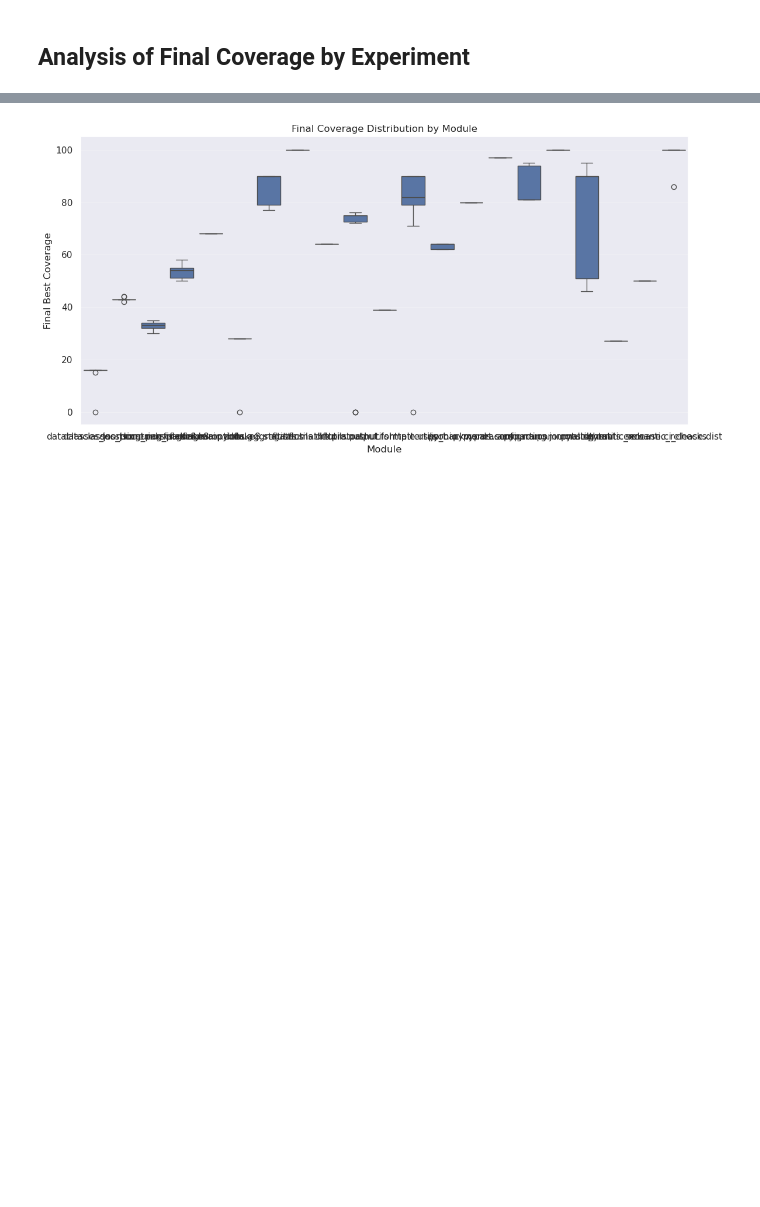
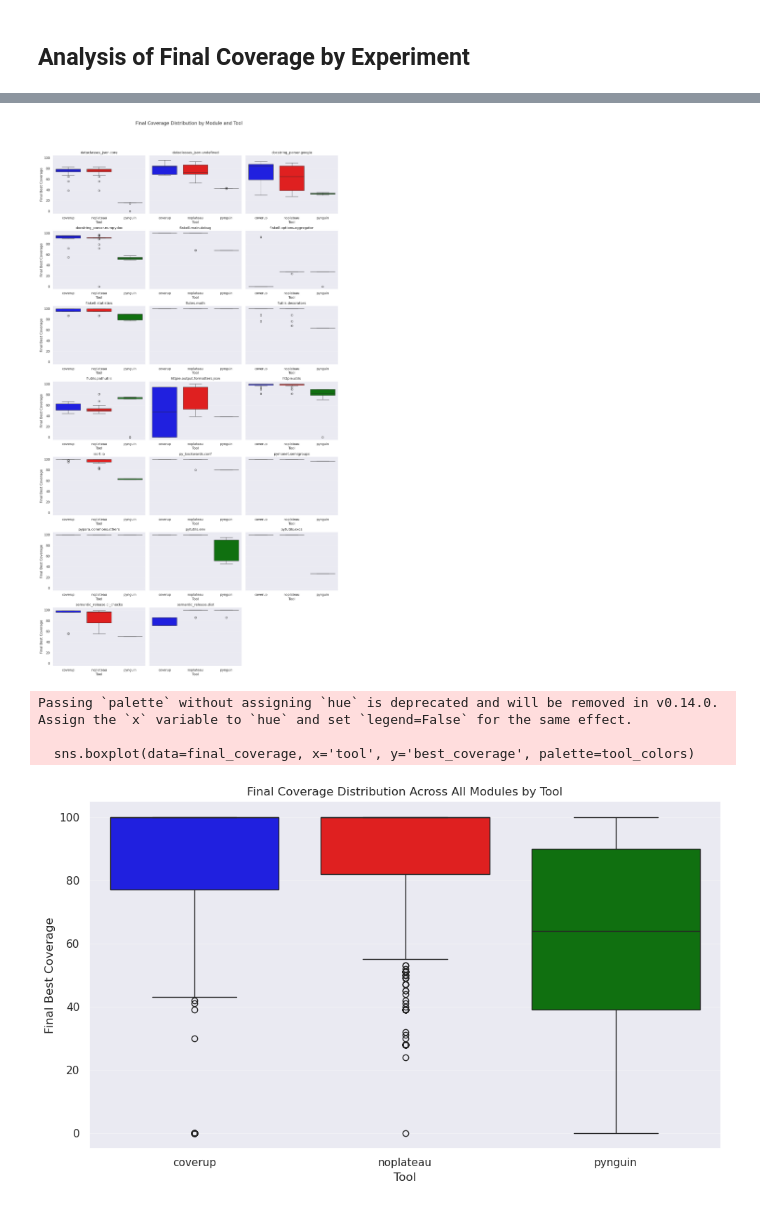
Before and after one commit to oskarkraak/noplateau, a Jupyter notebook: coverage_analysis.ipynb, the cells around one changed output, grey strips where cells are left out. Drawn from its saved outputs; the diff is of its cells as text; code cells hidden in the pictures; blank space fills up the shorter version.

Commit message:
Load and evaluate all 3 tools in Jupyter notebook

```diff
--- a/coverage_analysis.ipynb
+++ b/coverage_analysis.ipynb
@@ -466,4 +410,7 @@ flake8.options.aggregator:
 ## Plot Coverage Over Time
 
 Now, we'll create plots to visualize the coverage over time for each experiment, showing the mean line and the min-max range as a shaded area.
+# %%
+# Define colors for consistent plotting
+tool_colors = {'coverup': 'blue', 'noplateau': 'red', 'pynguin': 'green'}
 # %%
@@ -536,16 +486,0 @@ plt.show()
-# %%
-# Plot all individual runs for each module in one graph
-
-for module in modules:
-    plt.figure(figsize=(12, 6))
-    module_data = combined_df[combined_df['module'] == module]
-    for run_num, run_data in module_data.groupby('module_run_num'):
-        plt.plot(run_data[time_column], run_data[coverage_column], alpha=0.4, label=f'Run {run_num}')
-    plt.title(f'All Individual Runs for Module: {module}')
-    plt.xlabel(time_column)
-    plt.ylabel('coverage')
-    plt.grid(True, alpha=0.3)
-    plt.tight_layout()
-    # Optionally, comment out the next line if too many runs
-    # plt.legend(bbox_to_anchor=(1.05, 1), loc='upper left', fontsize='small')
-    plt.show()
@@ -571,17 +563,50 @@ for module in modules:
 # For each run, get the final (max iteration) best_coverage
 final_coverage = (
     combined_df
-    .sort_values(['module', 'module_run_num', 'iteration'])
-    .groupby(['module', 'module_run_num'])
+    .sort_values(['module', 'tool', 'module_run_num', 'iteration'])
+    .groupby(['module', 'tool', 'module_run_num'])
     .tail(1)
 )
 
-plt.figure(figsize=(12, 6))
-sns.boxplot(data=final_coverage, x='module', y='best_coverage')
-plt.title('Final Coverage Distribution by Module')
-plt.xlabel('Module')
+# Create subplot for each module
+modules = sorted(final_coverage['module'].unique())
+n_modules = len(modules)
+n_cols = min(3, n_modules)
+n_rows = (n_modules + n_cols - 1) // n_cols
+
+fig, axes = plt.subplots(n_rows, n_cols, figsize=(15, 4*n_rows), sharey=True)
+axes = axes.flatten() if n_rows * n_cols > 1 else [axes]
+
+for i, module in enumerate(modules):
+    ax = axes[i]
+    module_data = final_coverage[final_coverage['module'] == module]
+
+    # Create boxplot for this module
+    sns.boxplot(data=module_data, x='tool', y='best_coverage', ax=ax, palette=tool_colors)
+    ax.set_title(f'{module}')
+    ax.set_xlabel('Tool')
+    ax.set_ylabel('Final Best Coverage')
+    ax.grid(True, axis='y', alpha=0.3)
+
+# Hide unused subplots
+for j in range(i + 1, len(axes)):
+    axes[j].set_visible(False)
+
+plt.suptitle('Final Coverage Distribution by Module and Tool', fontsize=16)
+plt.tight_layout()
+plt.subplots_adjust(top=0.92)
+
+plt.savefig('figures/final_coverage_distribution_all_tools.png', dpi=300, bbox_inches='tight')
+plt.show()
+
+# Overall comparison across all modules
+plt.figure(figsize=(10, 6))
+sns.boxplot(data=final_coverage, x='tool', y='best_coverage', palette=tool_colors)
+plt.title('Final Coverage Distribution Across All Modules by Tool')
+plt.xlabel('Tool')
 plt.ylabel('Final Best Coverage')
 plt.grid(True, axis='y', alpha=0.3)
 plt.tight_layout()
+plt.savefig('figures/final_coverage_overall_comparison.png', dpi=300, bbox_inches='tight')
 plt.show()
 # %% [output]
@@ -588 +630,5 @@ plt.show()
-[figure, old version]
+[figure, new version]
+Passing `palette` without assigning `hue` is deprecated and will be removed in v0.14.0. Assign the `x` variable to `hue` and set `legend=False` for the same effect.
+
+  sns.boxplot(data=final_coverage, x='tool', y='best_coverage', palette=tool_colors)
+[figure, added]
```
Also changed, not shown: parts of 16 cells of this notebook, 1 other file.
